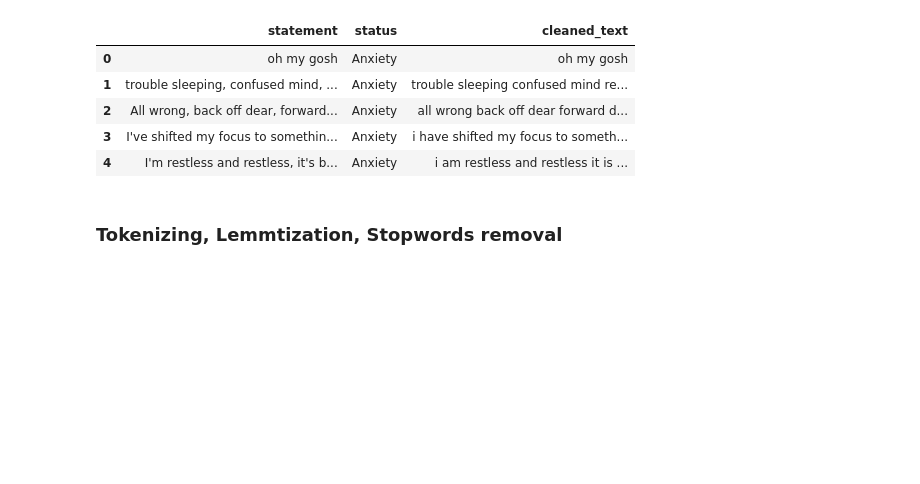
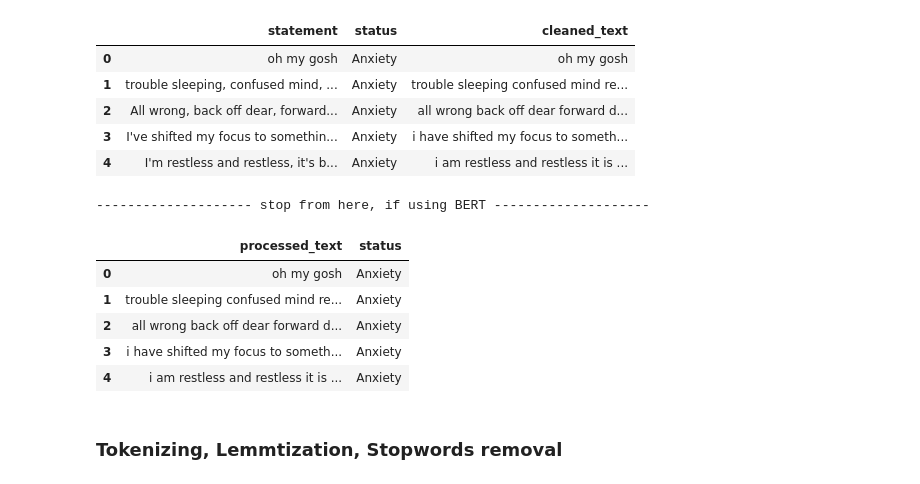
Before and after one commit to VihagaYohan/MindMat_NLP, a Jupyter notebook: index.ipynb, the cells around one changed output. Saved outputs shown, nothing was run; the diff lists cells and outputs as text; code cells hidden in the pictures; blank space fills up the shorter version.

Commit message:
Added - new code block for BERT

```diff
--- a/index.ipynb
+++ b/index.ipynb
@@ -206,6 +206,33 @@ dataset.head()
 | 2 | All wrong, back off dear, forward... | Anxiety | all wrong back off dear forward d... |
 | 3 | I've shifted my focus to somethin... | Anxiety | i have shifted my focus to someth... |
 | 4 | I'm restless and restless, it's b... | Anxiety | i am restless and restless it is ... |
+# %%
+print(f"{"-"*20} stop from here, if using BERT {"-"*20}")
+
+#dataset['processed_text'] = dataset['cleaned_text']
+
+# columns list
+columns_list = ['statement', 'cleaned_text', 'processed_text', 'status']
+columns_list
+
+# re-index columns
+#dataset = dataset.reindex(columns=columns_list)
+
+# drop statement, cleaned_text columns
+#dataset.drop(columns=[columns_list[0], columns_list[1]], axis=1, inplace=True)
+
+# save cleaned dataset and rename as "cleaned_dataset_bert.csv"
+dataset.to_csv('./dataset/cleaned_dataset_bert.csv', index=False)
+
+dataset.head()
+# %% [output]
+-------------------- stop from here, if using BERT --------------------
+|  | processed_text | status |
+| 0 | oh my gosh | Anxiety |
+| 1 | trouble sleeping confused mind re... | Anxiety |
+| 2 | all wrong back off dear forward d... | Anxiety |
+| 3 | i have shifted my focus to someth... | Anxiety |
+| 4 | i am restless and restless it is ... | Anxiety |
 # %% [markdown]
 ### Tokenizing, Lemmtization, Stopwords removal
 # %%
```
Also changed, not shown: parts of 2 cells of this notebook, 3 other files.
